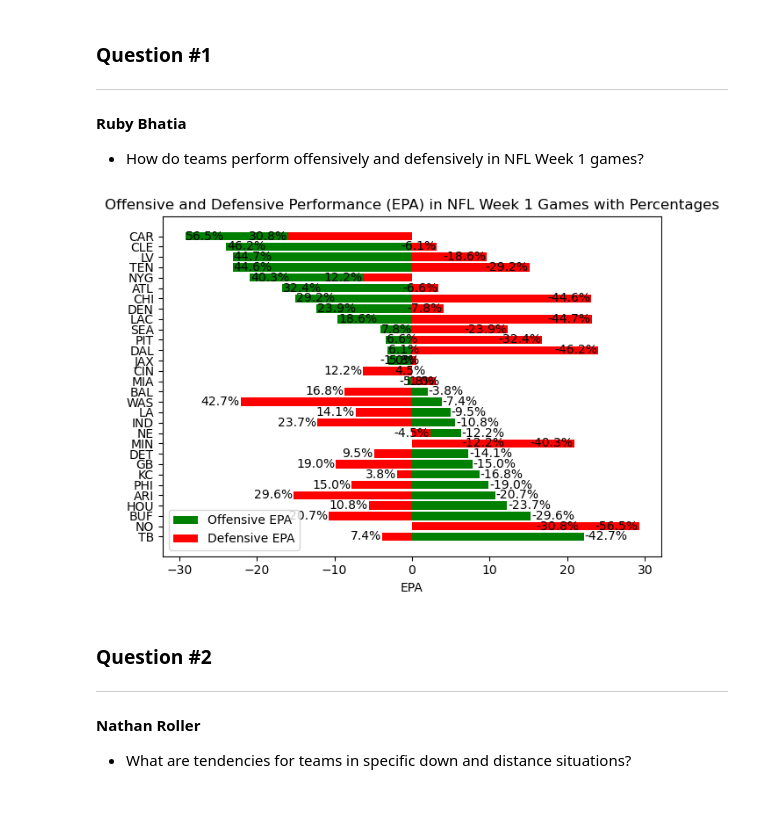
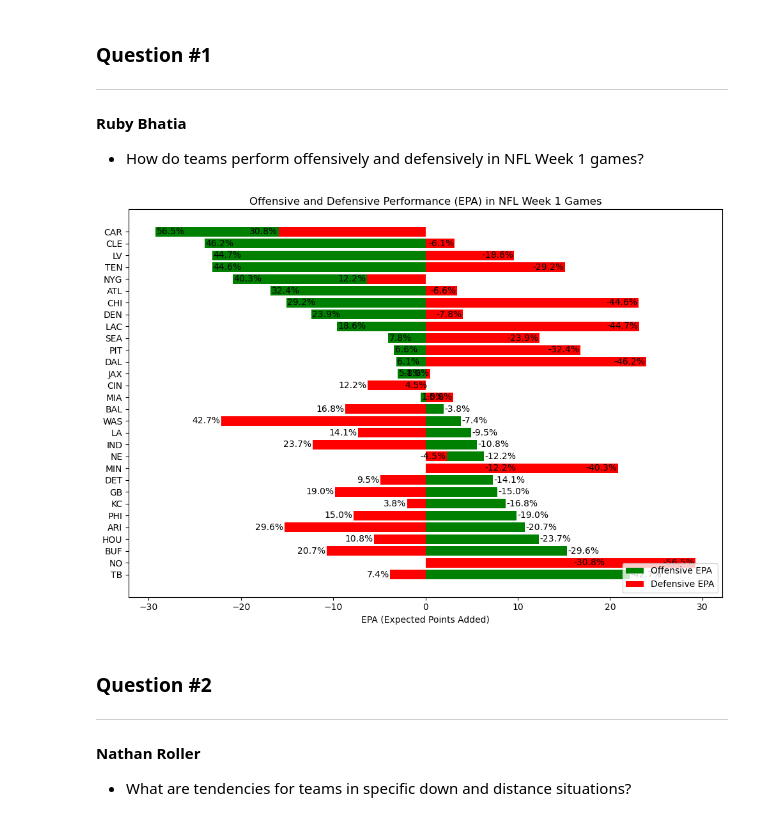
Before and after one commit to rollernathan/NFL_2024_Week_1, a Jupyter notebook: Project 3.ipynb, the cells around one changed output. Cells and saved outputs as stored; diff of their text form; code cells hidden in the pictures.

```diff
--- a/Project 3.ipynb
+++ b/Project 3.ipynb
@@ -25,53 +28,50 @@ df.head()
 **Ruby Bhatia**
 - How do teams perform offensively and defensively in NFL Week 1 games?
 # %%
-import pandas as pd
-import matplotlib.pyplot as plt
-file_path = r'C:\repos\Project_3_Team_8\rbhatia\play_by_play_2024.csv'
-df = pd.read_csv(file_path, low_memory=False)
-
-# Filter data for Week 1 games
-week1_data = df[df['week'] == 1]
-
-# Calculate offensive performance (sum of EPA) for each team
-offensive_performance = week1_data.groupby('posteam')['epa'].sum().reset_index().rename(columns={'epa': 'offensive_epa'})
-
-# Calculate defensive performance (sum of EPA allowed) for each team
-defensive_performance = week1_data.groupby('defteam')['epa'].sum().reset_index().rename(columns={'epa': 'defensive_epa'})
+# Calculate offensive and defensive performance (sum of EPA) for each team
+offensive_performance = df.groupby('posteam')['epa'].sum().reset_index().rename(columns={'epa': 'offensive_epa'})
+defensive_performance = df.groupby('defteam')['epa'].sum().reset_index().rename(columns={'epa': 'defensive_epa'})
 
 # Merge offensive and defensive performance data
 performance = pd.merge(offensive_performance, defensive_performance, left_on='posteam', right_on='defteam', suffixes=('_offense', '_defense'))
 performance = performance[['posteam', 'offensive_epa', 'defensive_epa']]
 
-# Calculate percentages for offensive and defensive EPA
+# Calculate offensive and defensive percentages
 performance['offensive_percentage'] = 100 * (performance['offensive_epa'] / performance['offensive_epa'].sum())
 performance['defensive_percentage'] = 100 * (performance['defensive_epa'] / performance['defensive_epa'].sum())
 
-# Sort teams by offensive and defensive performance for visualization
+# Sort teams by offensive performance for plotting
 performance_sorted = performance.sort_values(by='offensive_epa', ascending=False)
 
-# Plot offensive EPA with percentages
-bars = plt.barh(performance_sorted['posteam'], performance_sorted['offensive_epa'], color='green', label='Offensive EPA')
+# Create a horizontal bar plot for offensive and defensive EPA
+plt.figure(figsize=(10, 7))
+
+# Plot offensive EPA (positive values)
+bars_offense = plt.barh(performance_sorted['posteam'], performance_sorted['offensive_epa'], color='green', label='Offensive EPA')
 
 # Add offensive percentage labels
-for bar, percentage in zip(bars, performance_sorted['offensive_percentage']):
-    plt.text(bar.get_width() + 0.1, bar.get_y() + bar.get_height()/2, f'{percentage:.1f}%', va='center')
+for bar, percentage in zip(bars_offense, performance_sorted['offensive_percentage']):
+    plt.text(bar.get_width() + 0.1, bar.get_y() + bar.get_height() / 2, f'{percentage:.1f}%', va='center')
 
-# Plot defensive EPA (negate for visualization) with percentages
+# Plot defensive EPA (negate values for better comparison)
 bars_defense = plt.barh(performance_sorted['posteam'], -performance_sorted['defensive_epa'], color='red', label='Defensive EPA')
 
 # Add defensive percentage labels
 for bar, percentage in zip(bars_defense, performance_sorted['defensive_percentage']):
-    plt.text(bar.get_width() - 0.1, bar.get_y() + bar.get_height()/2, f'{-percentage:.1f}%', va='center', ha='right')
+    plt.text(bar.get_width() - 0.1, bar.get_y() + bar.get_height() / 2, f'{-percentage:.1f}%', va='center', ha='right')
 
-plt.xlabel('EPA')
-plt.title('Offensive and Defensive Performance (EPA) in NFL Week 1 Games with Percentages')
-plt.legend()
+# Add labels, title, and legend
+plt.xlabel('EPA (Expected Points Added)')
+plt.title('Offensive and Defensive Performance (EPA) in NFL Week 1 Games')
+plt.legend(loc='lower right')
 
+# Adjust layout for better appearance
 plt.tight_layout()
+plt.savefig('images/EPA.png')
+# Show the plot
 plt.show()
 # %% [output]
-[figure, old version]
+[figure, new version]
 # %% [markdown]
 ### Question #2
 ----
```
Also changed, not shown: parts of 20 cells of this notebook, 17 other files.
